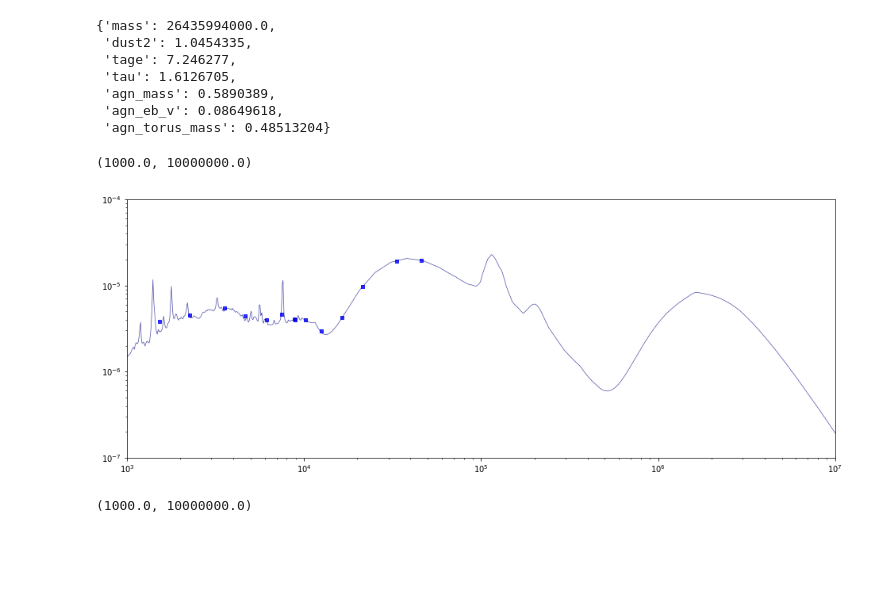
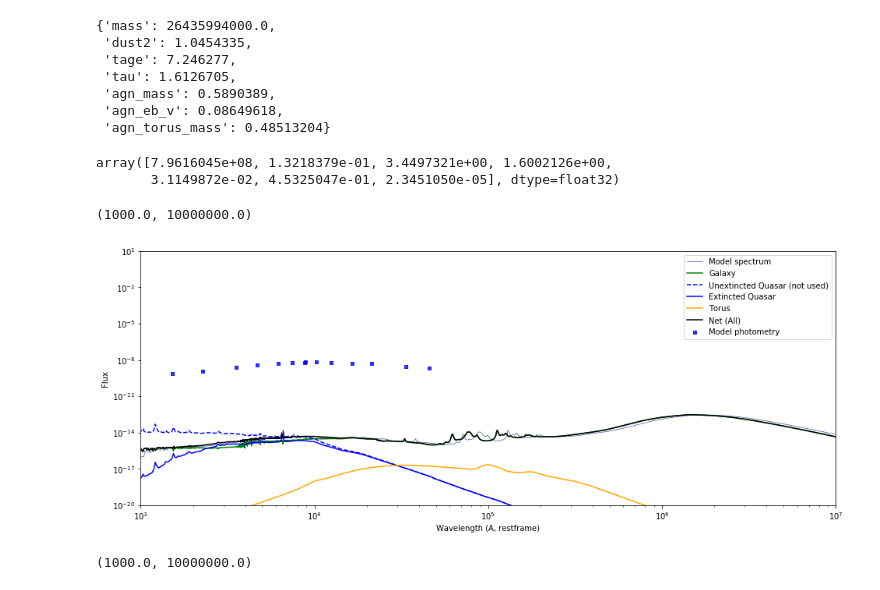
Before and after one commit to mwalmsley/agnfinder, a Jupyter notebook: notebooks/check_inference_on_synthetic_obs.ipynb, the cells around one changed output. Drawn from its saved outputs; the diff is of its cells as text; code cells hidden in the pictures; blank space fills up the shorter version.

```diff
--- a/notebooks/check_inference_on_synthetic_obs.ipynb
+++ b/notebooks/check_inference_on_synthetic_obs.ipynb
@@ -208,14 +195,19 @@ dict(zip(model.free_params, fit_theta))
  'agn_mass': 0.5890389,
  'agn_eb_v': 0.08649618,
  'agn_torus_mass': 0.48513204}
+# %%
+fit_theta
+# %% [output]
+array([7.9616045e+08, 1.3218379e-01, 3.4497321e+00, 1.6002126e+00,
+       3.1149872e-02, 4.5325047e-01, 2.3451050e-05], dtype=float32)
 # %%
 fig, ax = plt.subplots(figsize=(16, 6))
 visualise.plot_model_at_obs(ax, model, fit_theta, obs, sps)
-ax.set_ylim([1e-7, 1e-4])
+ax.set_ylim([1e-20, 1e1])
 ax.set_xlim([1e3, 1e7])
 # %% [output]
 (1000.0, 10000000.0)
-[figure, old version]
+[figure, new version]
 # %%
 plot_components(observer_wavelengths, sps)
 plt.ylim([1e-17, 1e-10])
```
Also changed, not shown: parts of 9 cells of this notebook, 4 other files.
